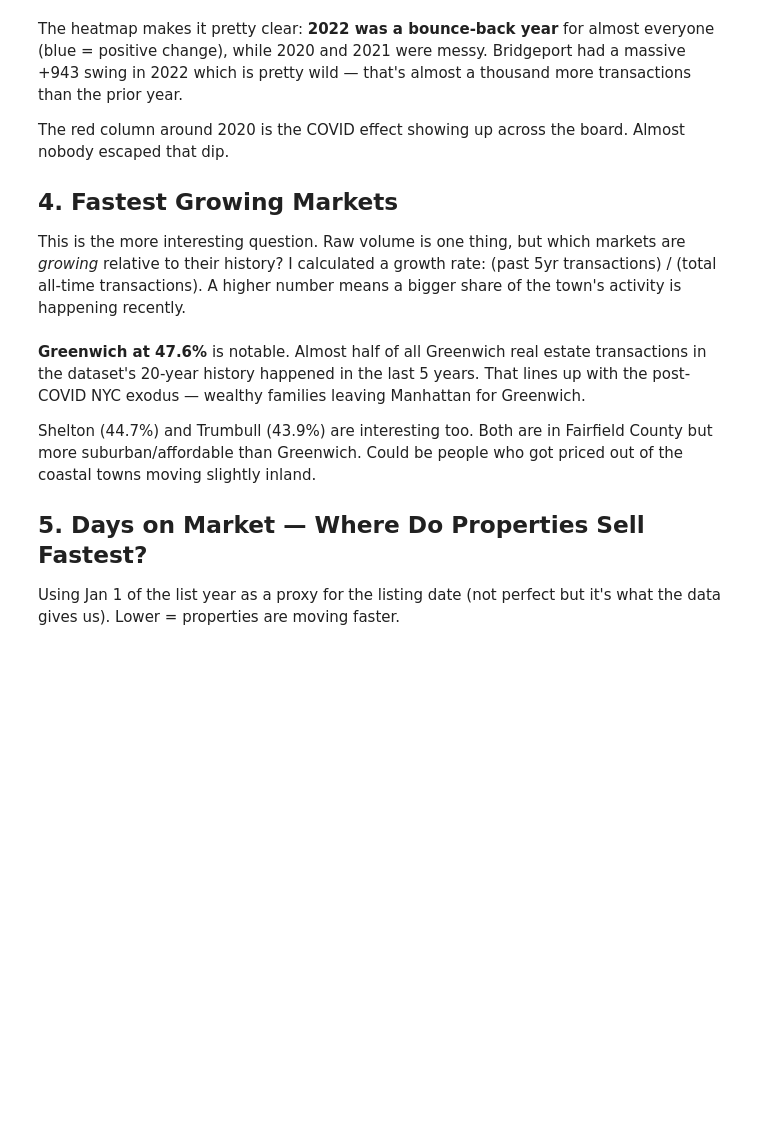
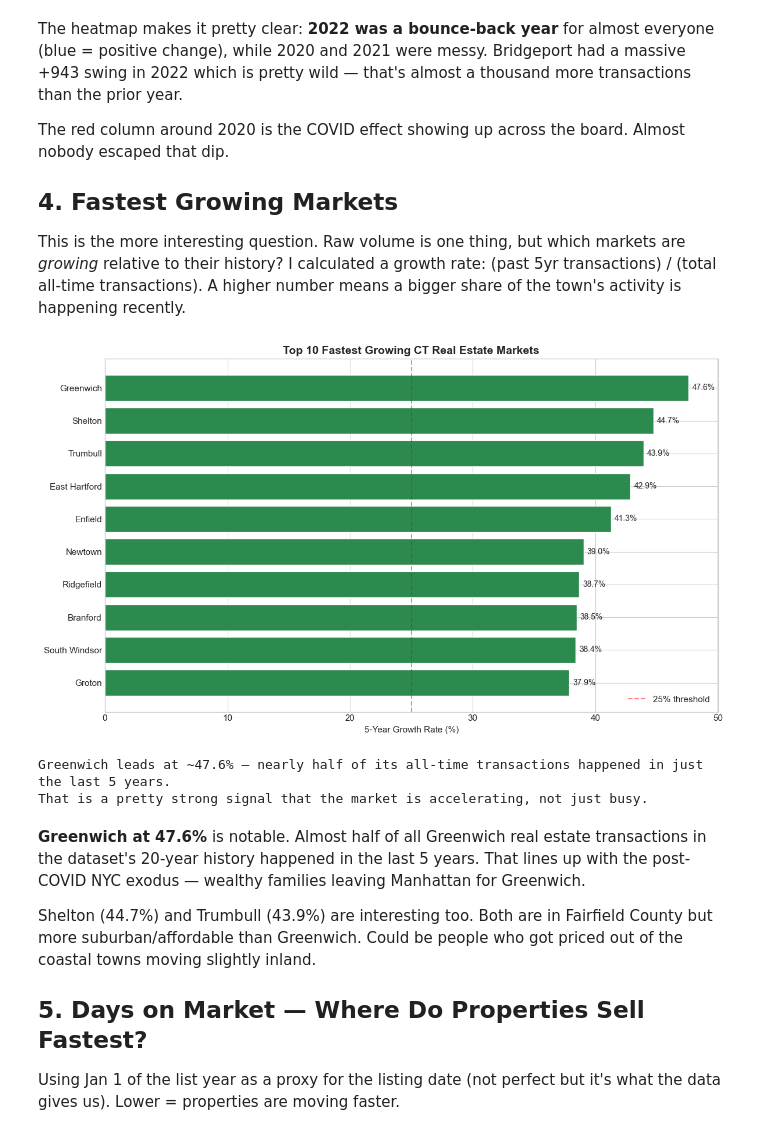
Before and after one commit to shyamrpatel29/ct-real-estate-analysis, a Jupyter notebook: notebooks/ct_real_estate_analysis.ipynb, the cells around one changed output. Drawn from its saved outputs; the diff is of its cells as text; code cells hidden in the pictures; blank space fills up the shorter version.

```diff
--- a/notebooks/ct_real_estate_analysis.ipynb
+++ b/notebooks/ct_real_estate_analysis.ipynb
@@ -129,29 +142,32 @@ This is the more interesting question. Raw volume is one thing, but which market
 # %%
 # clean column names
 growth.columns = growth.columns.str.strip().str.replace('"'  , '')
 
 fig, ax = plt.subplots(figsize=(12, 7))
 
 towns = growth['town'].str.strip().str.replace('"', '')
 rates = growth['past5yr_growth_rate'].astype(float)
 
 bars = ax.barh(towns[::-1], rates[::-1] * 100, color='#2d8a4e', edgecolor='white')
 
 for bar, rate in zip(bars, rates[::-1]):
     ax.text(bar.get_width() + 0.3, bar.get_y() + bar.get_height()/2,
             f'{rate*100:.1f}%', va='center', fontsize=10)
 
 ax.set_xlabel('5-Year Growth Rate (%)')
 ax.set_title('Top 10 Fastest Growing CT Real Estate Markets', fontweight='bold', fontsize=14)
 ax.axvline(x=25, color='red', linestyle='--', alpha=0.5, label='25% threshold')
 ax.legend()
 plt.tight_layout()
 plt.savefig('../images/growth_rate.png', dpi=150, bbox_inches='tight')
 plt.show()
 
-print("
-Greenwich leads at ~47.6% — nearly half of its all-time transactions happened in just the last 5 years.")
+print("Greenwich leads at ~47.6% — nearly half of its all-time transactions happened in just the last 5 years.")
 print("That is a pretty strong signal that the market is accelerating, not just busy.")
+# %% [output]
+[figure, added]
+Greenwich leads at ~47.6% — nearly half of its all-time transactions happened in just the last 5 years.
+That is a pretty strong signal that the market is accelerating, not just busy.
 # %% [markdown]
 **Greenwich at 47.6%** is notable. Almost half of all Greenwich real estate transactions in the dataset's 20-year history happened in the last 5 years. That lines up with the post-COVID NYC exodus — wealthy families leaving Manhattan for Greenwich.
 
```
Also changed, not shown: parts of 8 cells of this notebook, 7 other files.
